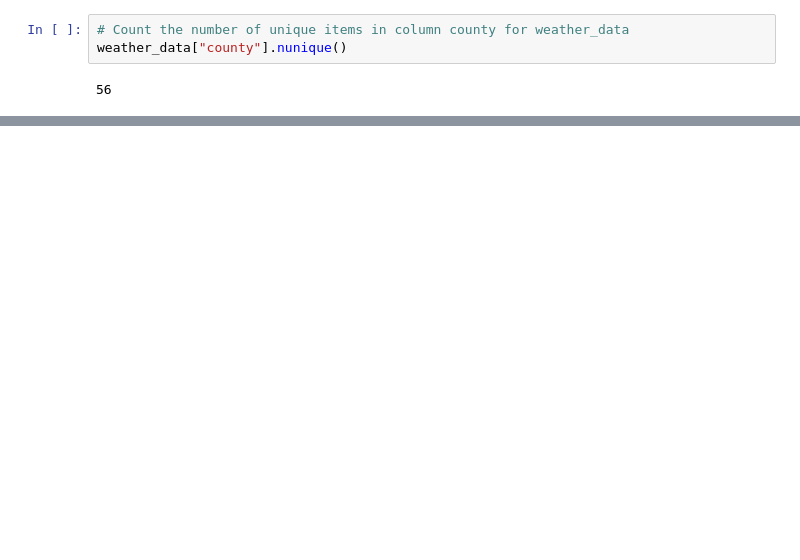
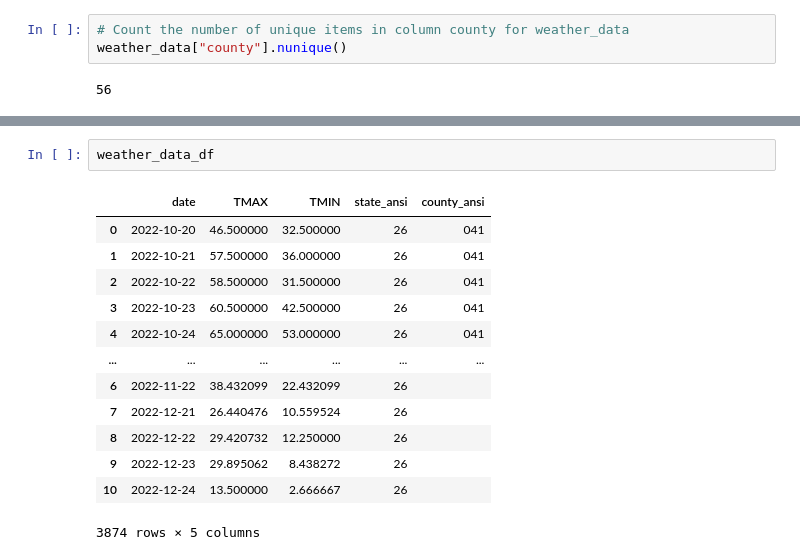
Before and after one commit to matthewchess/Milestone-1, a Jupyter notebook: notebook.ipynb, the cells around one changed output, grey strips where cells are left out. Drawn from its saved outputs; the diff is of its cells as text; blank space fills up the shorter version.

```diff
--- a/notebook.ipynb
+++ b/notebook.ipynb
@@ -209,0 +280,16 @@ weather_data["county"].nunique()
+# %%
+weather_data_df
+# %% [output]
+|  | date | TMAX | TMIN | state_ansi | county_ansi |
+| 0 | 2022-10-20 | 46.500000 | 32.500000 | 26 | 041 |
+| 1 | 2022-10-21 | 57.500000 | 36.000000 | 26 | 041 |
+| 2 | 2022-10-22 | 58.500000 | 31.500000 | 26 | 041 |
+| 3 | 2022-10-23 | 60.500000 | 42.500000 | 26 | 041 |
+| 4 | 2022-10-24 | 65.000000 | 53.000000 | 26 | 041 |
+| ... | ... | ... | ... | ... | ... |
+| 6 | 2022-11-22 | 38.432099 | 22.432099 | 26 |  |
+| 7 | 2022-12-21 | 26.440476 | 10.559524 | 26 |  |
+| 8 | 2022-12-22 | 29.420732 | 12.250000 | 26 |  |
+| 9 | 2022-12-23 | 29.895062 | 8.438272 | 26 |  |
+| 10 | 2022-12-24 | 13.500000 | 2.666667 | 26 |  |
+3874 rows × 5 columns
```
Also changed, not shown: parts of 7 cells of this notebook, 3 other files.
